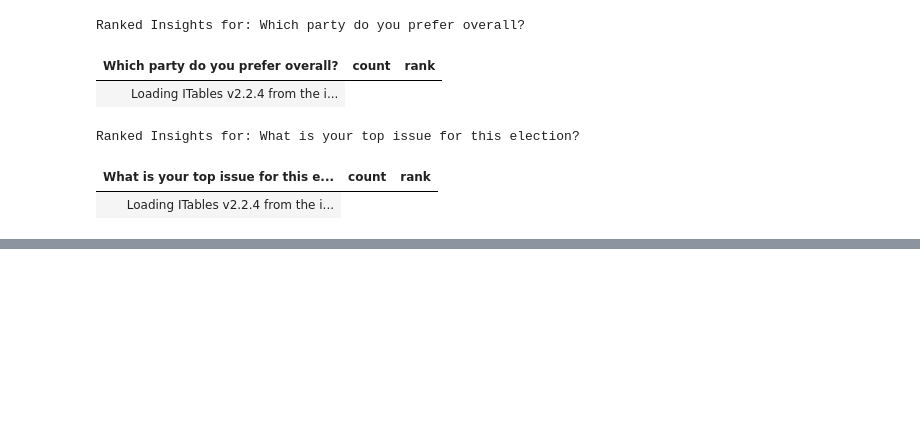
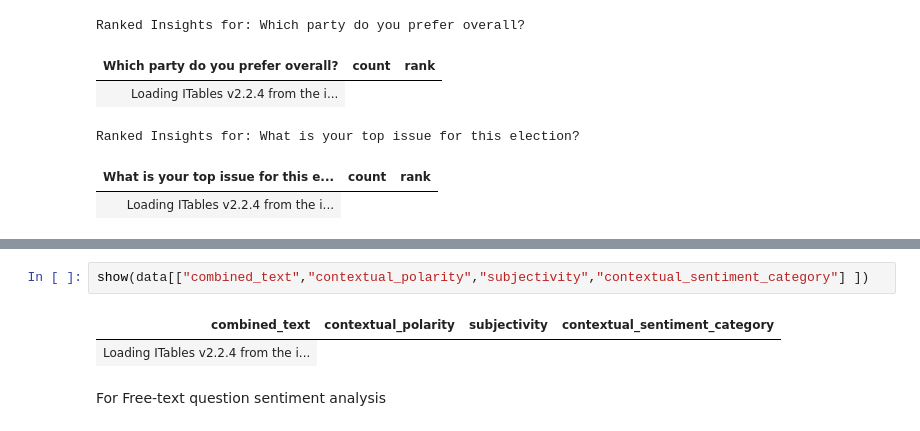
Before and after one commit to parthpatadiya/political_survey, a Jupyter notebook: analysis.ipynb, the cells around one changed output, grey strips where cells are left out. Saved outputs shown, nothing was run; the diff lists cells and outputs as text; blank space fills up the shorter version.

```diff
--- a/analysis.ipynb
+++ b/analysis.ipynb
@@ -137,0 +172,7 @@ sentiment_summary_combined
+# %%
+show(data[["combined_text","contextual_polarity","subjectivity","contextual_sentiment_category"] ])
+# %% [output]
+| combined_text | contextual_polarity | subjectivity | contextual_sentiment_category |
+| Loading ITables v2.2.4 from the i... |
+# %% [markdown]
+For Free-text question sentiment analysis
```
Also changed, not shown: parts of 12 cells of this notebook, 7 other files.
